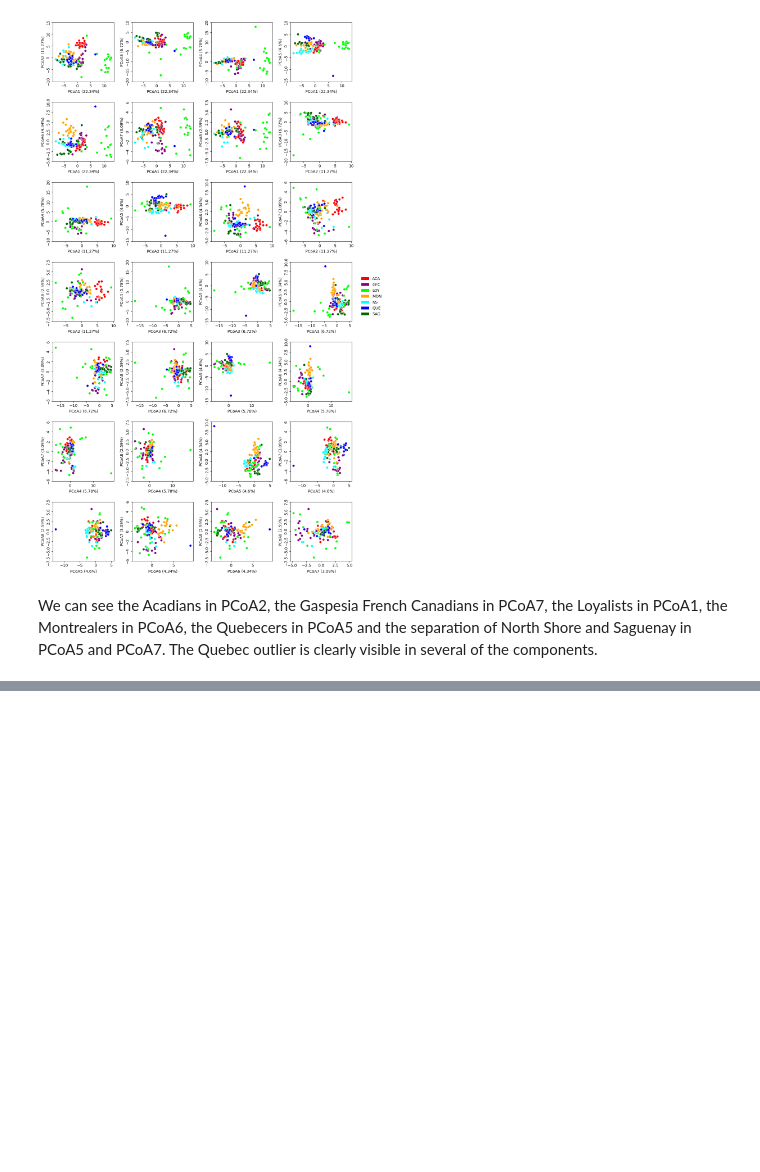
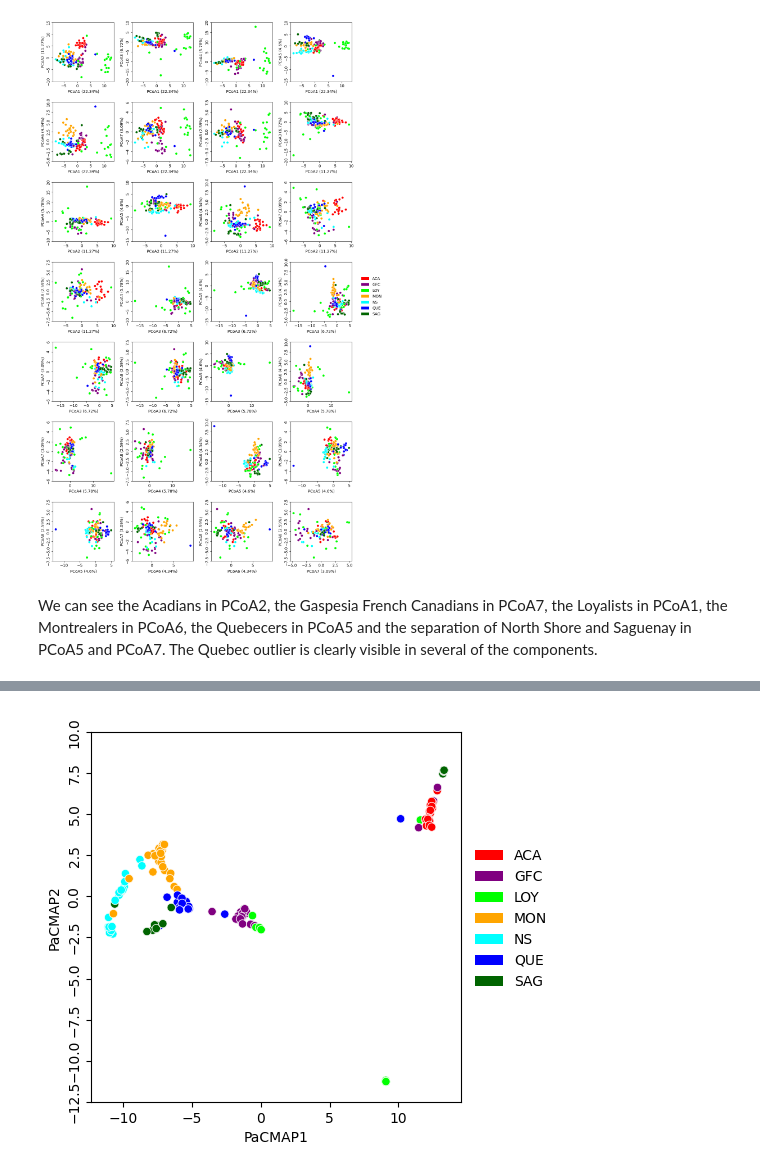
Before and after one commit to Genopop/geneakit, a Jupyter notebook: examples/correlation_mds.ipynb, the cells around one changed output, grey strips where cells are left out. Cells and saved outputs as stored; diff of their text form; code cells hidden in the pictures; blank space fills up the shorter version.

Commit message:
Add PaCMAP example using 20 first components of MDS

```diff
--- a/examples/correlation_mds.ipynb
+++ b/examples/correlation_mds.ipynb
@@ -372,0 +371,3 @@ We can see the Acadians in PCoA2, the Gaspesia French Canadians in PCoA7, the Lo
+# %%
+X = pacmap.PaCMAP().fit_transform(emb[:, :20])
+X[:10, :]
@@ -372,0 +385,25 @@ We can see the Acadians in PCoA2, the Gaspesia French Canadians in PCoA7, the Lo
+# %%
+sp = sns.scatterplot(x=X[:, 0], y=X[:, 1], hue=colors,
+                     palette={color: color for color in pop_to_color.values()})
+sp.set_box_aspect(1)
+sp.set_xlabel(f'PaCMAP1')
+sp.set_ylabel(f'PaCMAP2')
+
+# Get the current axis
+x0, y0, w, h = sp.get_position().bounds
+
+# Rotate the y axis labels
+yticks = sp.get_yticks()
+yticklabels = sp.get_yticklabels()
+sp.set_yticks(yticks, yticklabels, va='center', rotation=90)
+
+# Create a list of legend elements
+legend_elements = [Patch(facecolor=color, label=pop)
+                   for pop, color in pop_to_color.items()]
+
+# Add the legend to the plot
+sp.legend(handles=legend_elements, bbox_to_anchor=(x0 / 2 + w * 2, y0 + h / 2),
+          loc='right', frameon=False)
+plt.show()
+# %% [output]
+[figure, added]
```
Also changed, not shown: parts of 5 cells of this notebook.
